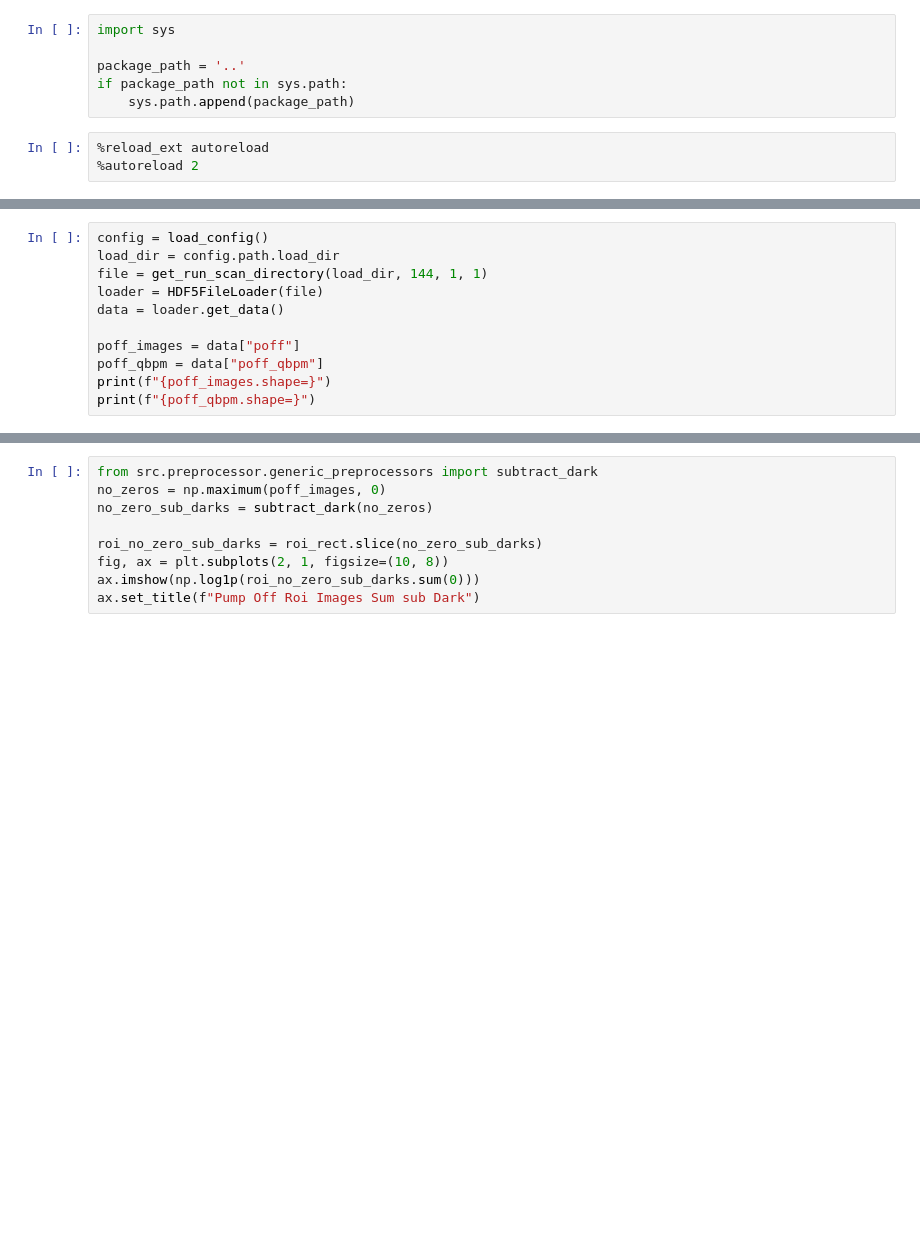
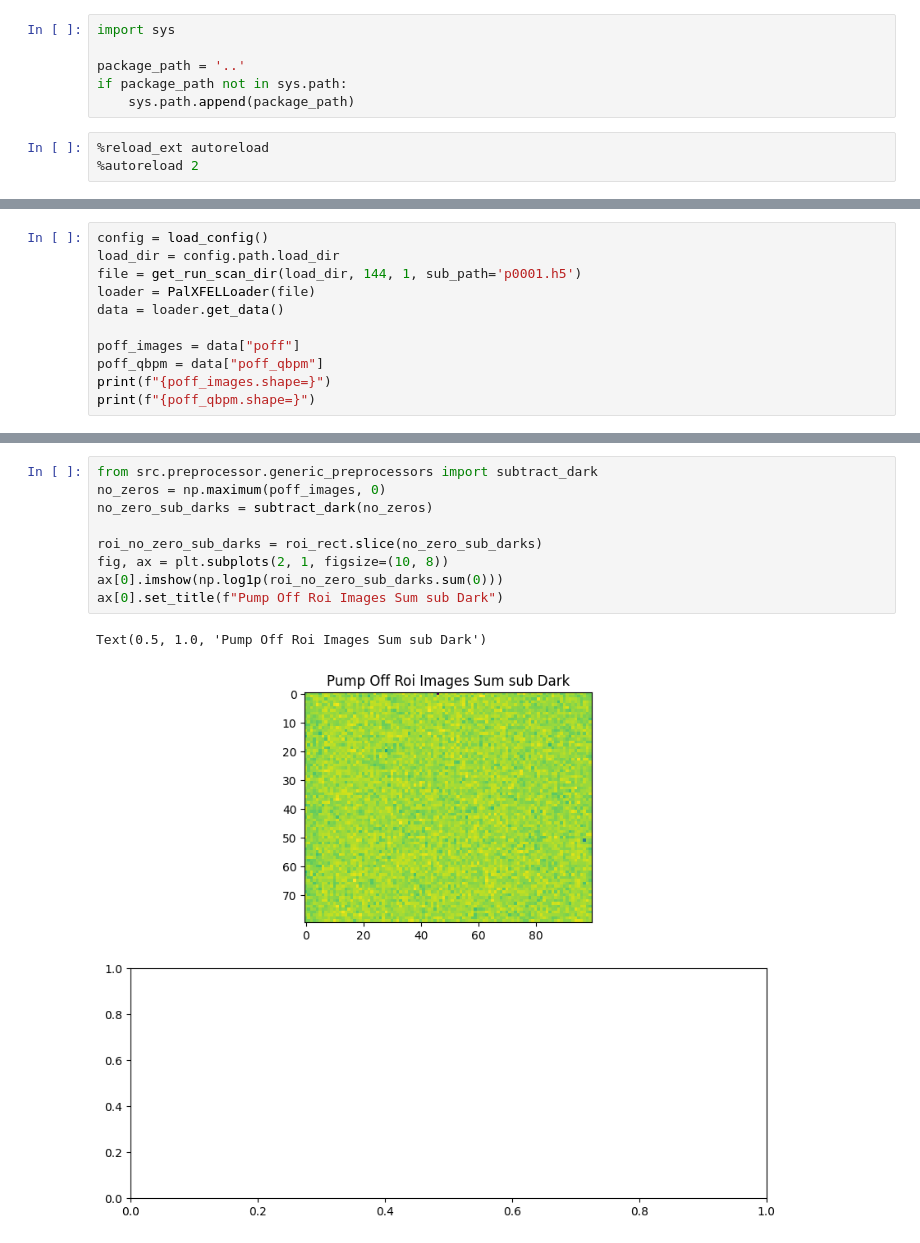
Before and after one commit to SJB7777/CordaX, a Jupyter notebook: notebooks/raw_data.ipynb, the cells around one changed output, grey strips where cells are left out. Saved outputs shown, nothing was run; the diff lists cells and outputs as text; blank space fills up the shorter version.

```diff
--- a/notebooks/raw_data.ipynb
+++ b/notebooks/raw_data.ipynb
@@ -17,8 +17,8 @@ from src.filesystem import get_run_scan_directory
 # %%
 config = load_config()
 load_dir = config.path.load_dir
-file = get_run_scan_directory(load_dir, 144, 1, 1)
-loader = HDF5FileLoader(file)
+file = get_run_scan_dir(load_dir, 144, 1, sub_path='p0001.h5')
+loader = PalXFELLoader(file)
 data = loader.get_data()
 
 poff_images = data["poff"]
@@ -79,12 +98,15 @@ ax.set_title(f"Pump Off ROI Images Sum ({roi_rect.to_tuple()})")
 # %%
 from src.preprocessor.generic_preprocessors import subtract_dark
 no_zeros = np.maximum(poff_images, 0)
 no_zero_sub_darks = subtract_dark(no_zeros)
 
 roi_no_zero_sub_darks = roi_rect.slice(no_zero_sub_darks)
 fig, ax = plt.subplots(2, 1, figsize=(10, 8))
-ax.imshow(np.log1p(roi_no_zero_sub_darks.sum(0)))
-ax.set_title(f"Pump Off Roi Images Sum sub Dark")
+ax[0].imshow(np.log1p(roi_no_zero_sub_darks.sum(0)))
+ax[0].set_title(f"Pump Off Roi Images Sum sub Dark")
+# %% [output]
+Text(0.5, 1.0, 'Pump Off Roi Images Sum sub Dark')
+[figure, added]
 # %%
 from src.preprocessor.image_qbpm_preprocessor import remove_outliers_using_ransac
 ransac_poff_images, ransac_poff_qbpm = remove_outliers_using_ransac((no_zero_sub_darks, poff_qbpm))
```
Also changed, not shown: parts of 10 cells of this notebook, 12 other files.
